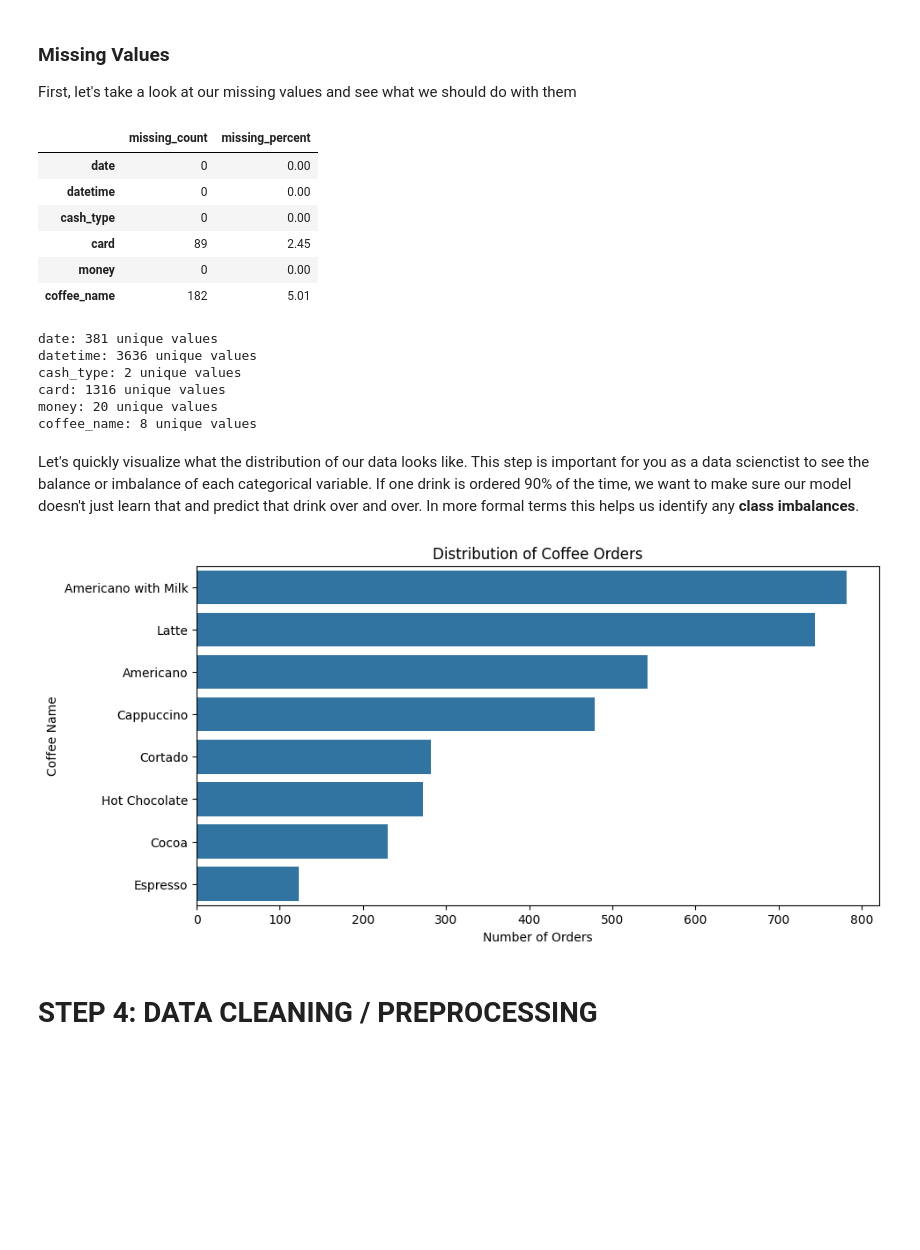
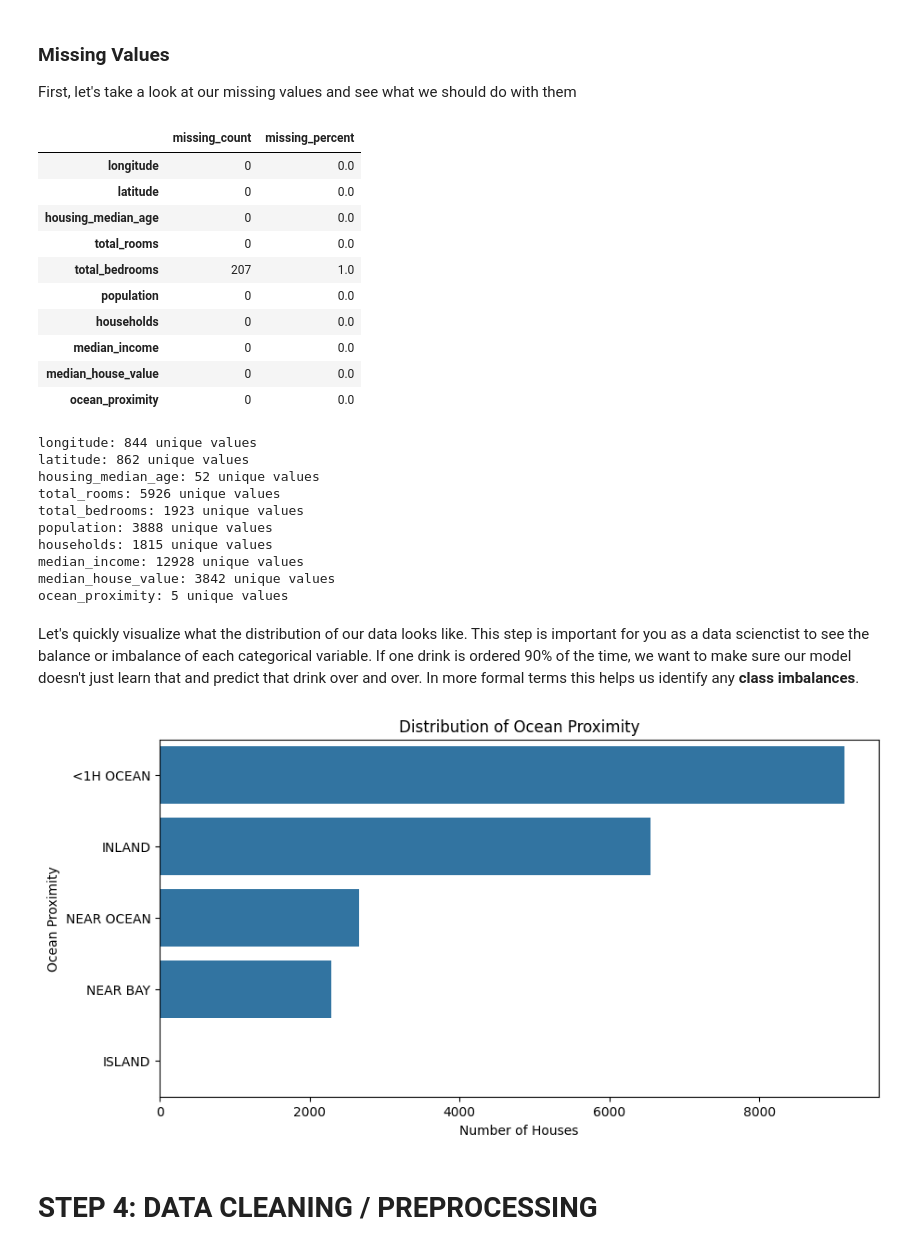
Before and after one commit to elysewong/elyse_wong_DSML_primer, a Jupyter notebook: TCG_ML_PRIMER.ipynb, the cells around one changed output. Drawn from its saved outputs; the diff is of its cells as text; code cells hidden in the pictures; blank space fills up the shorter version.

```diff
--- a/TCG_ML_PRIMER.ipynb
+++ b/TCG_ML_PRIMER.ipynb
@@ -164,9 +169,11 @@ Once you come up with a question, start brainstorming what columns in your datas
 # %% [markdown]
 ## STEP 2: Loading the Dataset ##
 # %%
-df = pd.read_csv("/Users/elyse/Downloads/archive/index_1.csv")
-df.loc[df.sample(frac = 0.05).index, "coffee_name"] = np.nan
-'''This dataset was a little too clean so for the purposes of teaching you guys data cleaning, this line above add some random null
-values so we can see how to deal with them! (most data you encounter in the real world WILL NOT be clean)'''
+# df = pd.read_csv("/Users/elyse/Downloads/archive/index_1.csv")
+# df.loc[df.sample(frac = 0.05).index, "coffee_name"] = np.nan
+# '''This dataset was a little too clean so for the purposes of teaching you guys data cleaning, this line above add some random null
+# values so we can see how to deal with them! (most data you encounter in the real world WILL NOT be clean)'''
+# df
+df = pd.read_csv("/Users/elyse/Downloads/housing.csv")
 df
 # %% [output]
@@ -327,35 +350,51 @@ missing_summary = pd.DataFrame({
 missing_summary
 # %% [output]
 |  | missing_count | missing_percent |
-| date | 0 | 0.00 |
-| datetime | 0 | 0.00 |
-| cash_type | 0 | 0.00 |
-| card | 89 | 2.45 |
-| money | 0 | 0.00 |
-| coffee_name | 182 | 5.01 |
+| longitude | 0 | 0.0 |
+| latitude | 0 | 0.0 |
+| housing_median_age | 0 | 0.0 |
+| total_rooms | 0 | 0.0 |
+| total_bedrooms | 207 | 1.0 |
+| population | 0 | 0.0 |
+| households | 0 | 0.0 |
+| median_income | 0 | 0.0 |
+| median_house_value | 0 | 0.0 |
+| ocean_proximity | 0 | 0.0 |
 # %%
 # see how many unique values are in each column:
 for col in df.columns:
     print(f"{col}: {df[col].nunique()} unique values")
 # %% [output]
-date: 381 unique values
-datetime: 3636 unique values
-cash_type: 2 unique values
-card: 1316 unique values
-money: 20 unique values
-coffee_name: 8 unique values
+longitude: 844 unique values
+latitude: 862 unique values
+housing_median_age: 52 unique values
+total_rooms: 5926 unique values
+total_bedrooms: 1923 unique values
+population: 3888 unique values
+households: 1815 unique values
+median_income: 12928 unique values
+median_house_value: 3842 unique values
+ocean_proximity: 5 unique values
 # %% [markdown]
 Let's quickly visualize what the distribution of our data looks like. This step is important for you as a data scienctist to see the balance or imbalance of each categorical variable. If one drink is ordered 90% of the time, we want to make sure our model doesn't just learn that and predict that drink over and over. In more formal terms this helps us identify any **class imbalances**.
 # %%
-# Target distribution: which drinks are most common?
+# # Target distribution: which drinks are most common?
+# plt.figure(figsize=(10, 5))
+# sns.countplot(data=df, y="coffee_name", order=df["coffee_name"].value_counts().index)
+# plt.title("Distribution of Coffee Orders")
+# plt.xlabel("Number of Orders")
+# plt.ylabel("Coffee Name")
+# plt.show()
+
+# Target distribution: which types of houses are most common (in terms of ocean proximity) in California?
 plt.figure(figsize=(10, 5))
-sns.countplot(data=df, y="coffee_name", order=df["coffee_name"].value_counts().index)
-plt.title("Distribution of Coffee Orders")
-plt.xlabel("Number of Orders")
-plt.ylabel("Coffee Name")
+sns.countplot(data=df, y="ocean_proximity", order=df["ocean_proximity"].value_counts().index)
+plt.title("Distribution of Ocean Proximity")
+plt.xlabel("Number of Houses")
+plt.ylabel("Ocean Proximity")
 plt.show()
 # %% [output]
-[figure, old version]
+[figure, new version]
 # %% [markdown]
 # STEP 4: DATA CLEANING / PREPROCESSING
 # %% [markdown]
```
Also changed, not shown: parts of 41 cells of this notebook.
